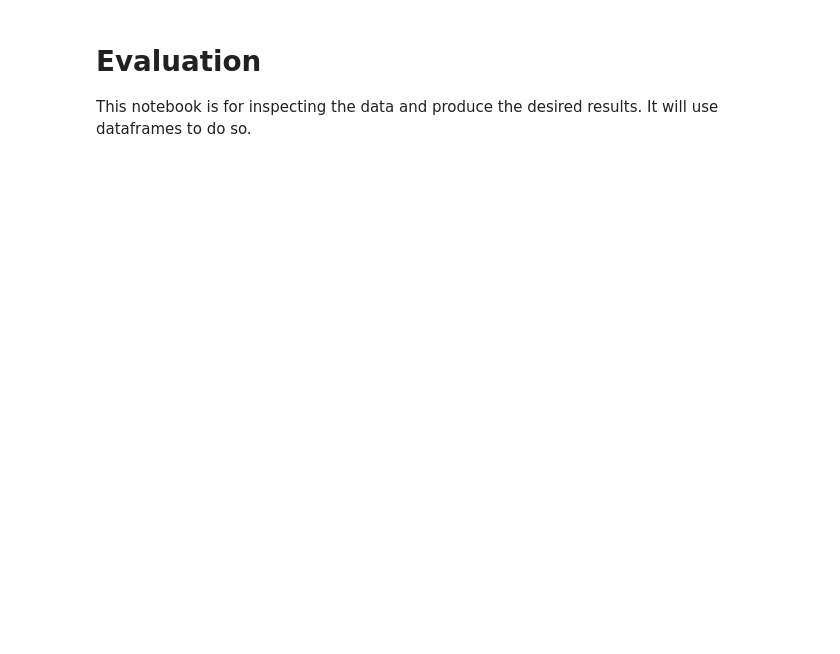
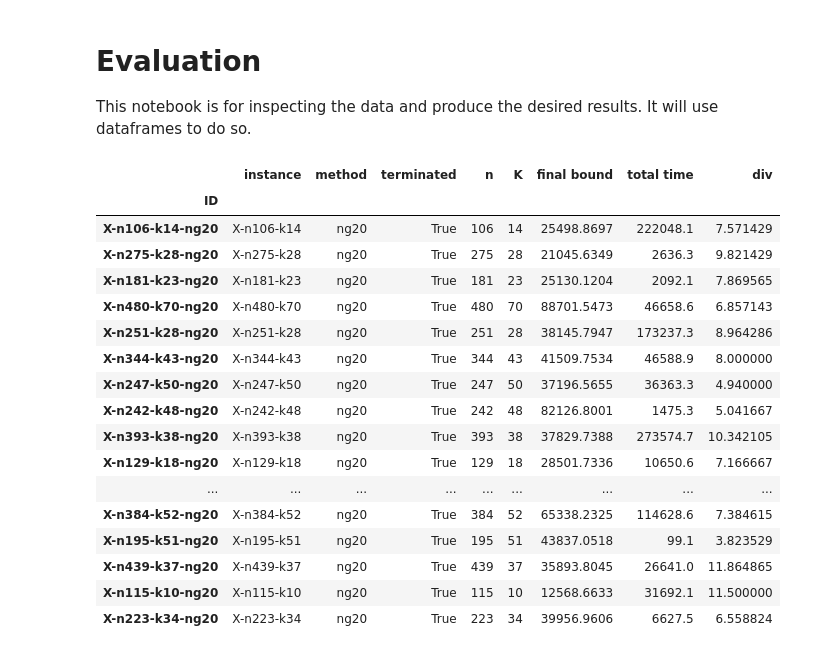
Before and after one commit to habanzu/cvrp, a Jupyter notebook: notebooks/Evaluation.ipynb, the cells around one changed output. Saved outputs shown, nothing was run; the diff lists cells and outputs as text; code cells hidden in the pictures; blank space fills up the shorter version.

```diff
--- a/notebooks/Evaluation.ipynb
+++ b/notebooks/Evaluation.ipynb
@@ -29,3 +41,29 @@ for i, log in enumerate((log for log in os.listdir("output_uchoa"))):
+# %%
+df = data.loc[data.method == "ng20"].copy()
+df['div'] = df['n'].astype(float) / df['K'].astype(float)
+df1 = df.loc[df.terminated == True]
+df2 = df.loc[df.terminated == False]
+# plt.scatter(df['div'],np.log(df['total time']))
+df1
+# %% [output]
+|  | instance | method | terminated | n | K | final bound | total time | div |
+| ID |  |  |  |  |  |  |  |  |
+| X-n106-k14-ng20 | X-n106-k14 | ng20 | True | 106 | 14 | 25498.8697 | 222048.1 | 7.571429 |
+| X-n275-k28-ng20 | X-n275-k28 | ng20 | True | 275 | 28 | 21045.6349 | 2636.3 | 9.821429 |
+| X-n181-k23-ng20 | X-n181-k23 | ng20 | True | 181 | 23 | 25130.1204 | 2092.1 | 7.869565 |
+| X-n480-k70-ng20 | X-n480-k70 | ng20 | True | 480 | 70 | 88701.5473 | 46658.6 | 6.857143 |
+| X-n251-k28-ng20 | X-n251-k28 | ng20 | True | 251 | 28 | 38145.7947 | 173237.3 | 8.964286 |
+| X-n344-k43-ng20 | X-n344-k43 | ng20 | True | 344 | 43 | 41509.7534 | 46588.9 | 8.000000 |
+| X-n247-k50-ng20 | X-n247-k50 | ng20 | True | 247 | 50 | 37196.5655 | 36363.3 | 4.940000 |
+| X-n242-k48-ng20 | X-n242-k48 | ng20 | True | 242 | 48 | 82126.8001 | 1475.3 | 5.041667 |
+| X-n393-k38-ng20 | X-n393-k38 | ng20 | True | 393 | 38 | 37829.7388 | 273574.7 | 10.342105 |
+| X-n129-k18-ng20 | X-n129-k18 | ng20 | True | 129 | 18 | 28501.7336 | 10650.6 | 7.166667 |
+| ... | ... | ... | ... | ... | ... | ... | ... | ... |
+| X-n384-k52-ng20 | X-n384-k52 | ng20 | True | 384 | 52 | 65338.2325 | 114628.6 | 7.384615 |
+| X-n195-k51-ng20 | X-n195-k51 | ng20 | True | 195 | 51 | 43837.0518 | 99.1 | 3.823529 |
+| X-n439-k37-ng20 | X-n439-k37 | ng20 | True | 439 | 37 | 35893.8045 | 26641.0 | 11.864865 |
+| X-n115-k10-ng20 | X-n115-k10 | ng20 | True | 115 | 10 | 12568.6633 | 31692.1 | 11.500000 |
+| X-n223-k34-ng20 | X-n223-k34 | ng20 | True | 223 | 34 | 39956.9606 | 6627.5 | 6.558824 |
 # %%
 data.sort_values("instance")
 # %% [output]
```
Also changed, not shown: parts of 7 cells of this notebook, 1 other file.
